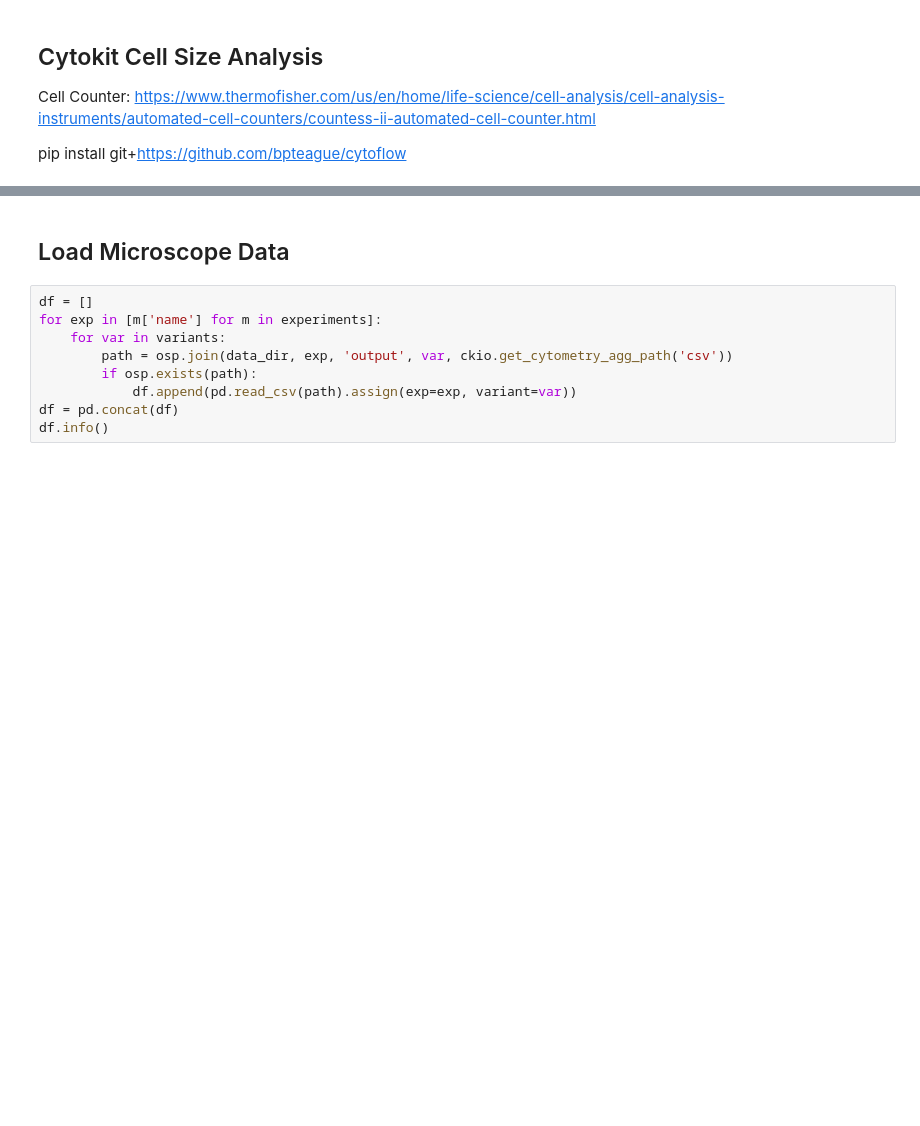
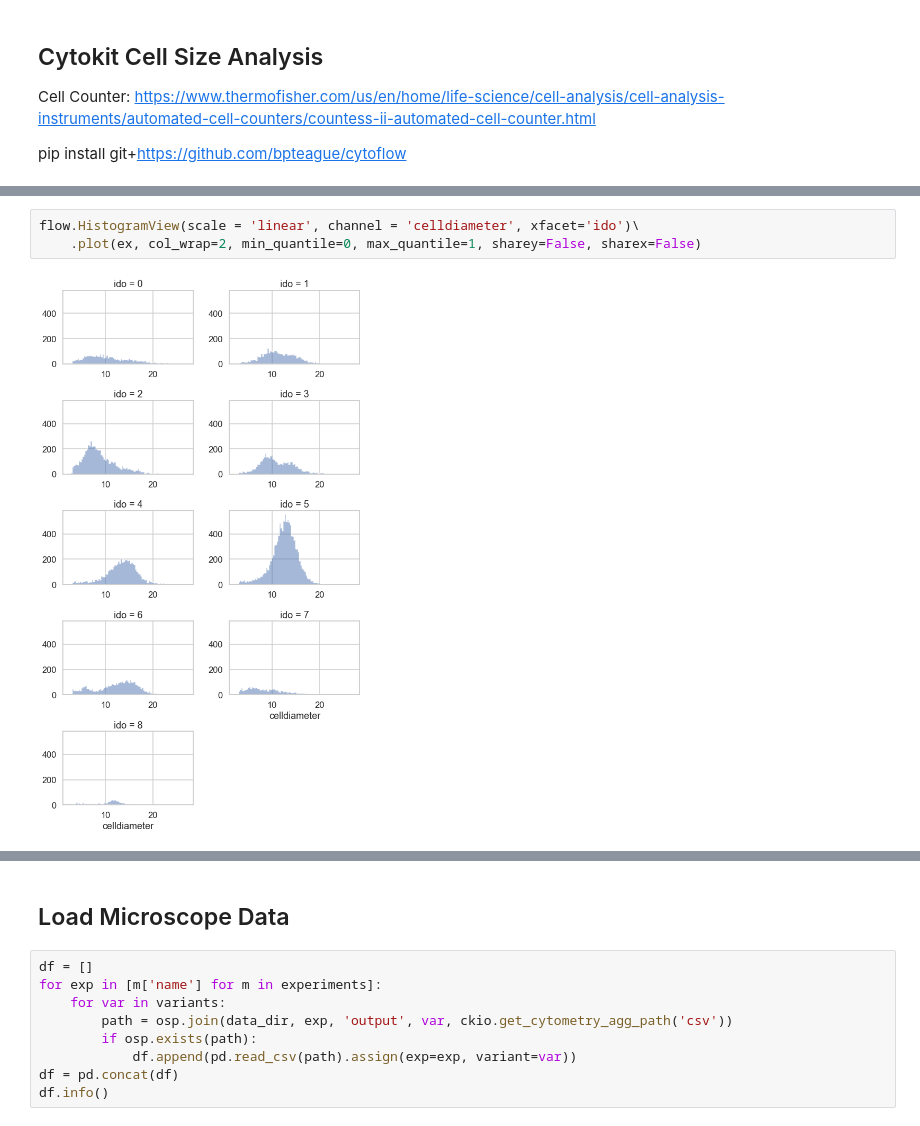
Before and after one commit to hammerlab/cytokit, a Jupyter notebook: pub/analysis/cell-size/analysis2.ipynb, the cells around one changed output, grey strips where cells are left out. Saved outputs shown, nothing was run; the diff lists cells and outputs as text; blank space fills up the shorter version.

```diff
--- a/pub/analysis/cell-size/analysis2.ipynb
+++ b/pub/analysis/cell-size/analysis2.ipynb
@@ -48,0 +65,5 @@ data_dir = osp.join(os.environ['CYTOKIT_DATA_DIR'], 'cytokit', 'cell-size', '201
+# %%
+flow.HistogramView(scale = 'linear', channel = 'celldiameter', xfacet='ido')\
+    .plot(ex, col_wrap=2, min_quantile=0, max_quantile=1, sharey=False, sharex=False)
+# %% [output]
+[figure, added]
```
Also changed, not shown: parts of 10 cells of this notebook, 6 other files.
